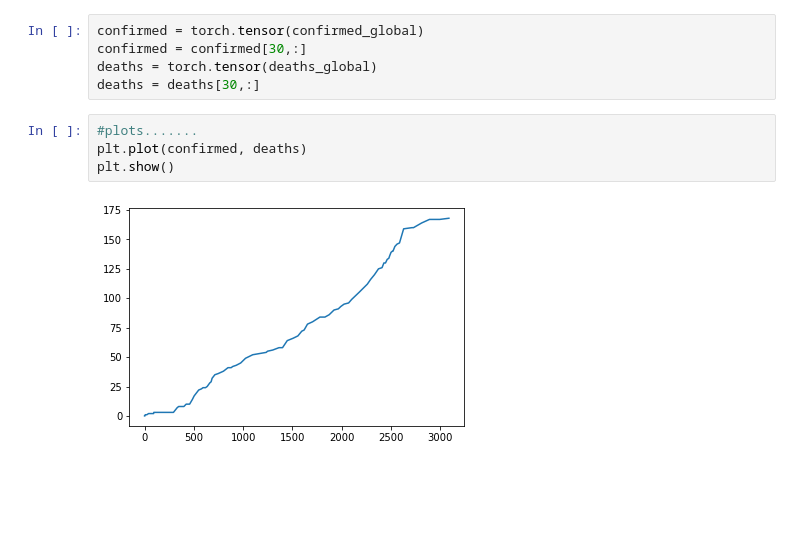
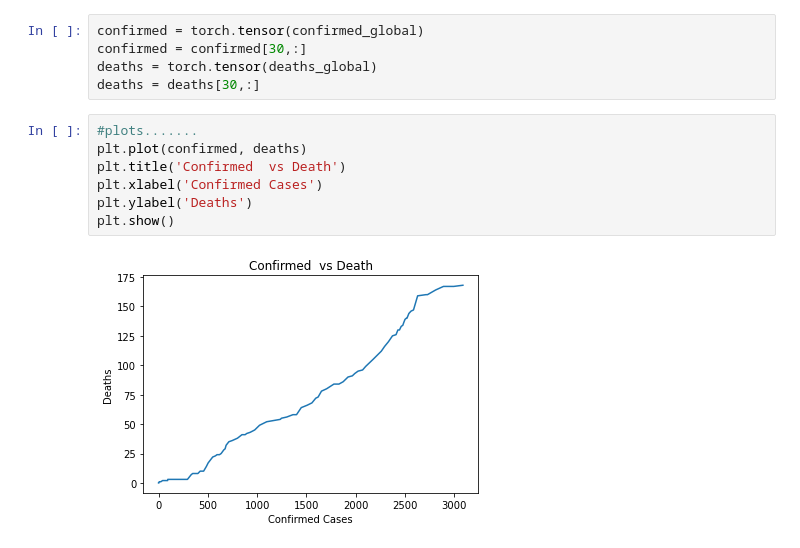
Before and after one commit to FahadAslamCS/DS-project, a Jupyter notebook: Python Scripts/dataRead.ipynb, the cells around one changed output. Cells and saved outputs as stored; diff of their text form; blank space fills up the shorter version.

Commit message:
plot

```diff
--- a/Python Scripts/dataRead.ipynb
+++ b/Python Scripts/dataRead.ipynb
@@ -33,6 +33,9 @@ deaths = deaths[30,:]
 # %%
 #plots.......
 plt.plot(confirmed, deaths)
+plt.title('Confirmed  vs Death')
+plt.xlabel('Confirmed Cases')
+plt.ylabel('Deaths')
 plt.show()
 # %% [output]
-[figure, old version]
+[figure, new version]
```
